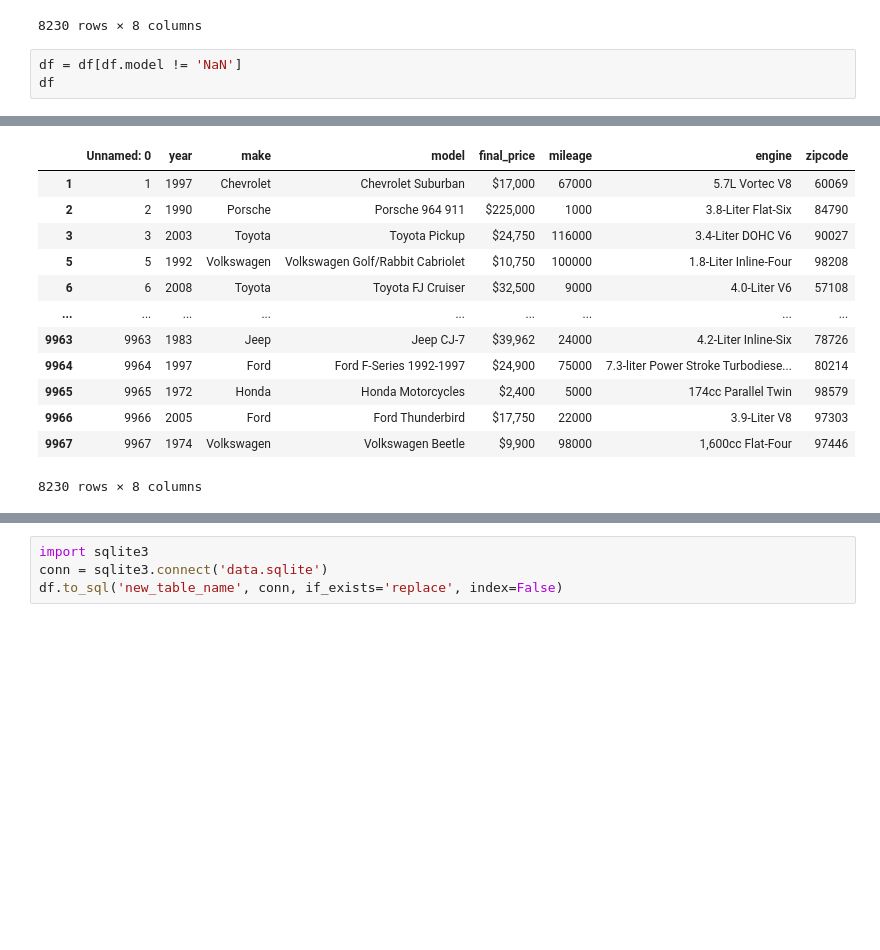
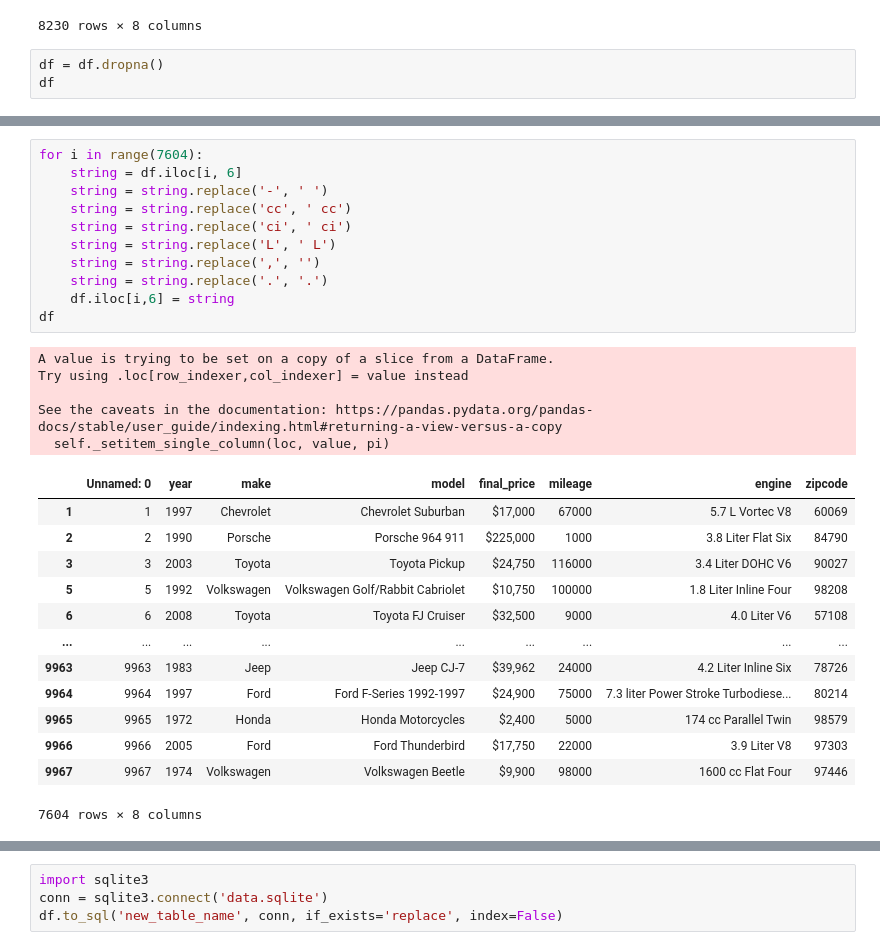
Before and after one commit to Mcusac/Project-4, a Jupyter notebook: Cleaning.ipynb, the cells around one changed output, grey strips where cells are left out. Cells and saved outputs as stored; diff of their text form; blank space fills up the shorter version.

```diff
--- a/Cleaning.ipynb
+++ b/Cleaning.ipynb
@@ -60,7 +60,7 @@ df
 | 9967 | 9967 | 1974 | Volkswagen | Volkswagen Beetle | $9,900 | 98000 | 1,600cc Flat-Four | 97446 |
 8230 rows × 8 columns
 # %%
-df = df[df.model != 'NaN']
+df = df.dropna()
 df
 # %% [output]
 |  | Unnamed: 0 | year | make | model | final_price | mileage | engine | zipcode |
@@ -79,15 +79,30 @@ df
 # %%
+for i in range(7604):
+    string = df.iloc[i, 6]
+    string = string.replace('-', ' ')
+    string = string.replace('cc', ' cc')
+    string = string.replace('ci', ' ci')
+    string = string.replace('L', ' L')
+    string = string.replace(',', '')
+    string = string.replace('.', '.')
+    df.iloc[i,6] = string
+df
 # %% [output]
+A value is trying to be set on a copy of a slice from a DataFrame.
+Try using .loc[row_indexer,col_indexer] = value instead
+
+See the caveats in the documentation: https://pandas.pydata.org/pandas-docs/stable/user_guide/indexing.html#returning-a-view-versus-a-copy
+  self._setitem_single_column(loc, value, pi)
 |  | Unnamed: 0 | year | make | model | final_price | mileage | engine | zipcode |
-| 1 | 1 | 1997 | Chevrolet | Chevrolet Suburban | $17,000 | 67000 | 5.7L Vortec V8 | 60069 |
-| 2 | 2 | 1990 | Porsche | Porsche 964 911 | $225,000 | 1000 | 3.8-Liter Flat-Six | 84790 |
-| 3 | 3 | 2003 | Toyota | Toyota Pickup | $24,750 | 116000 | 3.4-Liter DOHC V6 | 90027 |
-| 5 | 5 | 1992 | Volkswagen | Volkswagen Golf/Rabbit Cabriolet | $10,750 | 100000 | 1.8-Liter Inline-Four | 98208 |
-| 6 | 6 | 2008 | Toyota | Toyota FJ Cruiser | $32,500 | 9000 | 4.0-Liter V6 | 57108 |
+| 1 | 1 | 1997 | Chevrolet | Chevrolet Suburban | $17,000 | 67000 | 5.7 L Vortec V8 | 60069 |
+| 2 | 2 | 1990 | Porsche | Porsche 964 911 | $225,000 | 1000 | 3.8 Liter Flat Six | 84790 |
+| 3 | 3 | 2003 | Toyota | Toyota Pickup | $24,750 | 116000 | 3.4 Liter DOHC V6 | 90027 |
+| 5 | 5 | 1992 | Volkswagen | Volkswagen Golf/Rabbit Cabriolet | $10,750 | 100000 | 1.8 Liter Inline Four | 98208 |
+| 6 | 6 | 2008 | Toyota | Toyota FJ Cruiser | $32,500 | 9000 | 4.0 Liter V6 | 57108 |
 | ... | ... | ... | ... | ... | ... | ... | ... | ... |
-| 9963 | 9963 | 1983 | Jeep | Jeep CJ-7 | $39,962 | 24000 | 4.2-Liter Inline-Six | 78726 |
-| 9964 | 9964 | 1997 | Ford | Ford F-Series 1992-1997 | $24,900 | 75000 | 7.3-liter Power Stroke Turbodiese... | 80214 |
-| 9965 | 9965 | 1972 | Honda | Honda Motorcycles | $2,400 | 5000 | 174cc Parallel Twin | 98579 |
-| 9966 | 9966 | 2005 | Ford | Ford Thunderbird | $17,750 | 22000 | 3.9-Liter V8 | 97303 |
-| 9967 | 9967 | 1974 | Volkswagen | Volkswagen Beetle | $9,900 | 98000 | 1,600cc Flat-Four | 97446 |
+| 9963 | 9963 | 1983 | Jeep | Jeep CJ-7 | $39,962 | 24000 | 4.2 Liter Inline Six | 78726 |
+| 9964 | 9964 | 1997 | Ford | Ford F-Series 1992-1997 | $24,900 | 75000 | 7.3 liter Power Stroke Turbodiese... | 80214 |
+| 9965 | 9965 | 1972 | Honda | Honda Motorcycles | $2,400 | 5000 | 174 cc Parallel Twin | 98579 |
+| 9966 | 9966 | 2005 | Ford | Ford Thunderbird | $17,750 | 22000 | 3.9 Liter V8 | 97303 |
+| 9967 | 9967 | 1974 | Volkswagen | Volkswagen Beetle | $9,900 | 98000 | 1600 cc Flat Four | 97446 |
-8230 rows × 8 columns
+7604 rows × 8 columns
```
Also changed, not shown: parts of 7 cells of this notebook, 2 other files.
